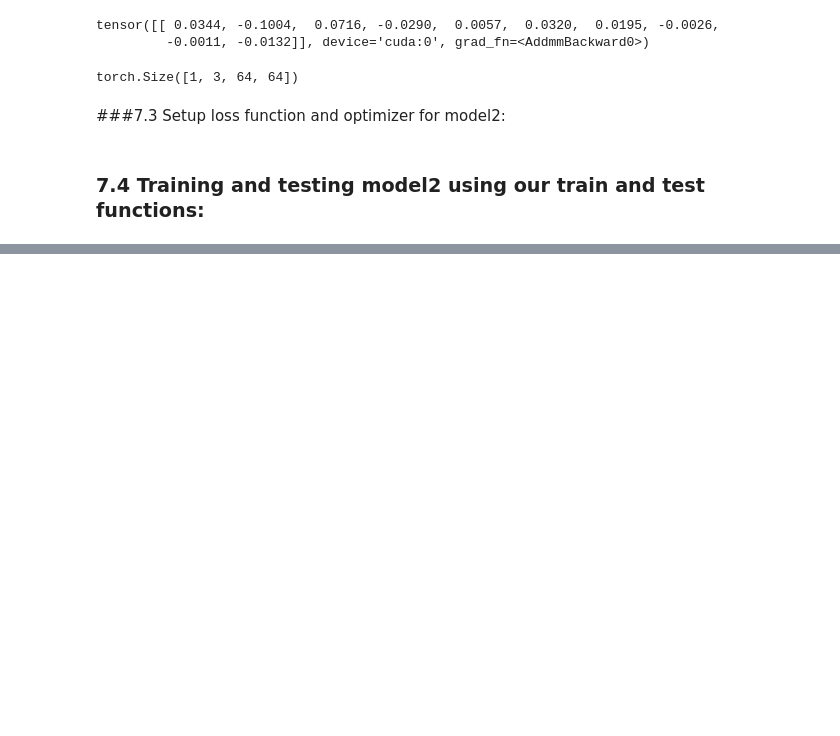
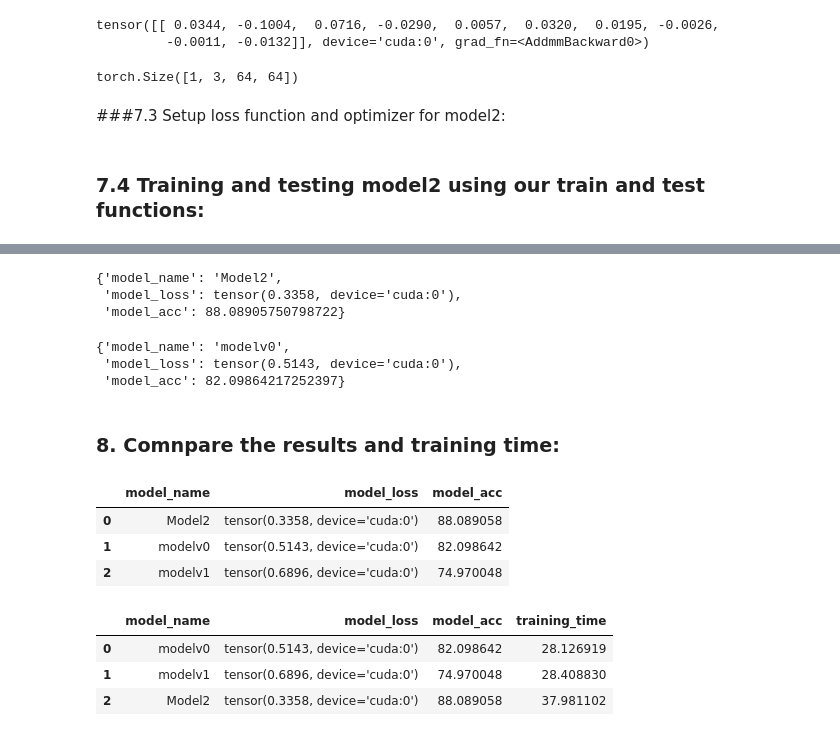
Before and after one commit to lahsainiyazid/fahsion-mnist, a Jupyter notebook: fashion-mnist/fashion_mnist.ipynb, the cells around one changed output, grey strips where cells are left out. Drawn from its saved outputs; the diff is of its cells as text; code cells hidden in the pictures; blank space fills up the shorter version.

```diff
--- a/fashion-mnist/fashion_mnist.ipynb
+++ b/fashion-mnist/fashion_mnist.ipynb
@@ -741,0 +740,40 @@ Train time on cuda:37.342 seconds
+# %%
+#Get model_2 results:
+model_2_results=eval_model(
+    model=model_2,
+    data_loader=test_dataloader,
+    loss_fn=loss_fn,
+    accuracy_fn=accuracy_fn,
+    device=device
+)
+model_2_results
+# %% [output]
+{'model_name': 'Model2',
+ 'model_loss': tensor(0.3358, device='cuda:0'),
+ 'model_acc': 88.08905750798722}
+# %%
+model_0_results
+# %% [output]
+{'model_name': 'modelv0',
+ 'model_loss': tensor(0.5143, device='cuda:0'),
+ 'model_acc': 82.09864217252397}
+# %% [markdown]
+### 8. Comnpare the results and training time:
+# %%
+import pandas as pd
+compare_results=pd.DataFrame([model_0_results,model_1_results,model_2_results])
+compare_results.sort_values(by='model_acc',ascending=False).reset_index(drop=True)
+# %% [output]
+|  | model_name | model_loss | model_acc |
+| 0 | Model2 | tensor(0.3358, device='cuda:0') | 88.089058 |
+| 1 | modelv0 | tensor(0.5143, device='cuda:0') | 82.098642 |
+| 2 | modelv1 | tensor(0.6896, device='cuda:0') | 74.970048 |
+# %%
+#Add training time to result comparaison:
+compare_results["training_time"]=[total_train_time_model_0,total_train_time_model_1,total_train_time_model_2]
+compare_results
+# %% [output]
+|  | model_name | model_loss | model_acc | training_time |
+| 0 | modelv0 | tensor(0.5143, device='cuda:0') | 82.098642 | 28.126919 |
+| 1 | modelv1 | tensor(0.6896, device='cuda:0') | 74.970048 | 28.408830 |
+| 2 | Model2 | tensor(0.3358, device='cuda:0') | 88.089058 | 37.981102 |
```
Also changed, not shown: parts of 18 cells of this notebook.
